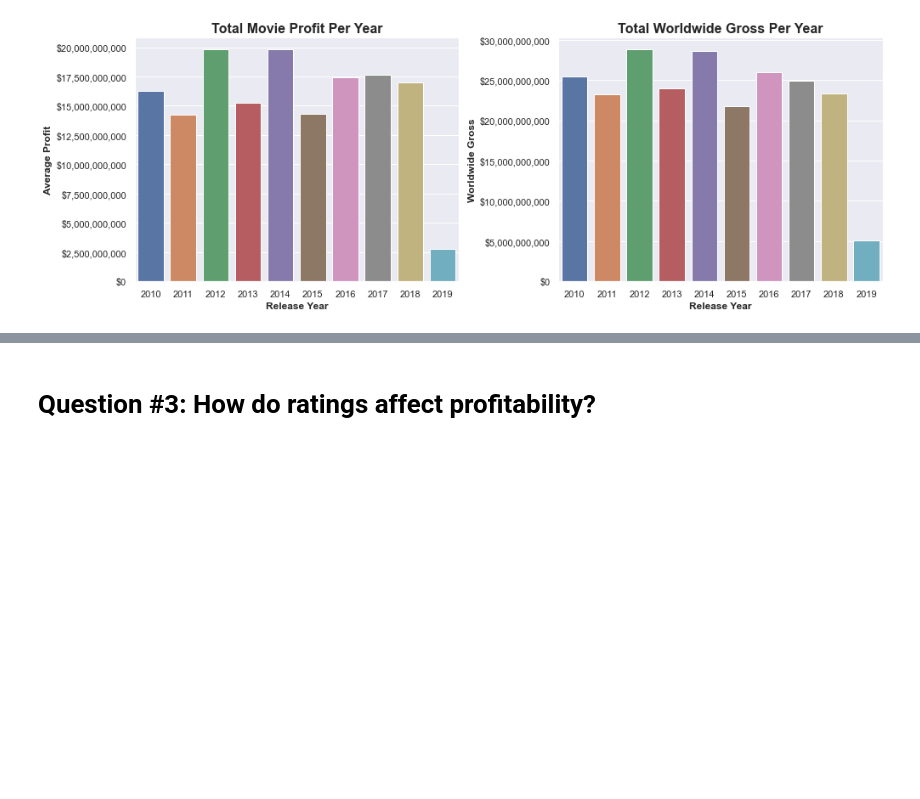
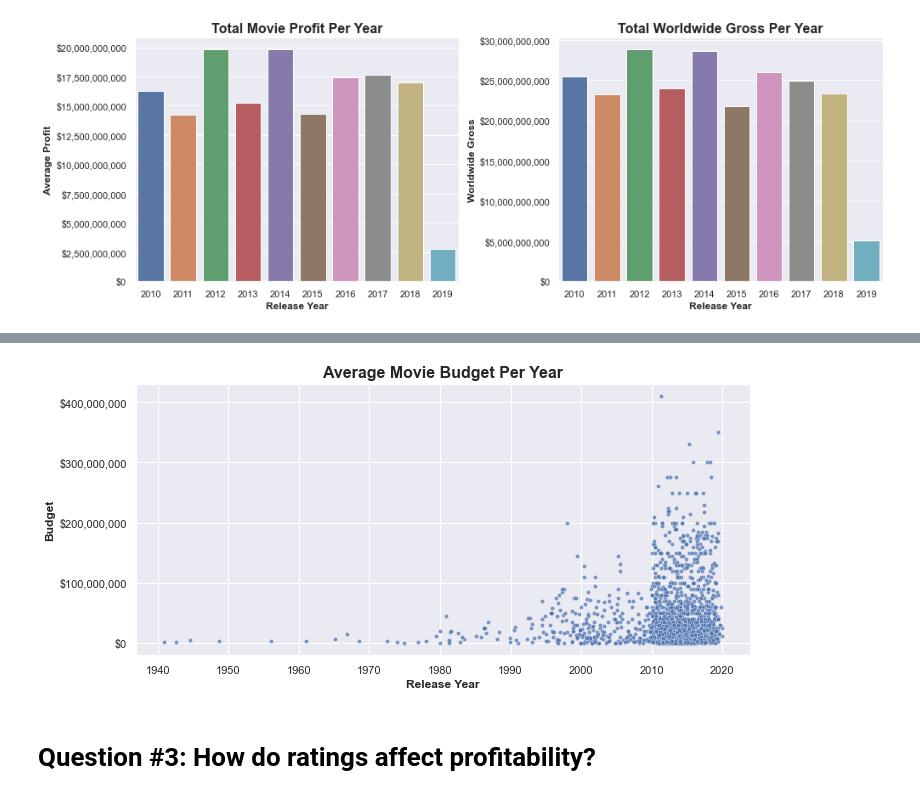
Before and after one commit to kevin-culver/Microsoft_Movie_Analysis, a Jupyter notebook: refined_exploration.ipynb, the cells around one changed output, grey strips where cells are left out. Drawn from its saved outputs; the diff is of its cells as text; code cells hidden in the pictures; blank space fills up the shorter version.

```diff
--- a/refined_exploration.ipynb
+++ b/refined_exploration.ipynb
@@ -315,3 +301,17 @@ ax.set_title('Average Movie Profit Per Year', fontsize=16, fontweight='bold');
+# %%
+fig, ax = plt.subplots(figsize=(11,5))
+
+ax = sns.scatterplot(data=movies_df, x='date_released', y='budget_clean',
+                     alpha=0.7, s=17)
+
+ax.set_xlabel('Release Year', fontsize=12, fontweight='bold')
+ax.set_ylabel('Budget', fontsize=12, fontweight='bold')
+ax.yaxis.set_major_formatter("${x:,.0f}")
+
+
+ax.set_title('Average Movie Budget Per Year', fontsize=16, fontweight='bold');
+# %% [output]
+[figure, added]
 # %% [markdown]
 # Question #3: How do ratings affect profitability?
 # %%
```
Also changed, not shown: parts of 55 cells of this notebook, 1 other file.
